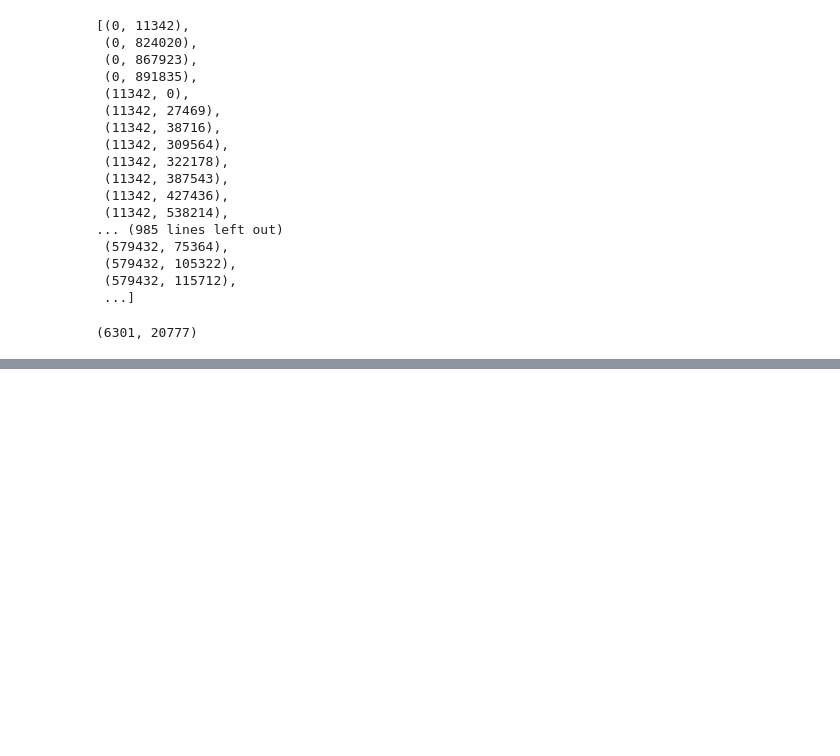
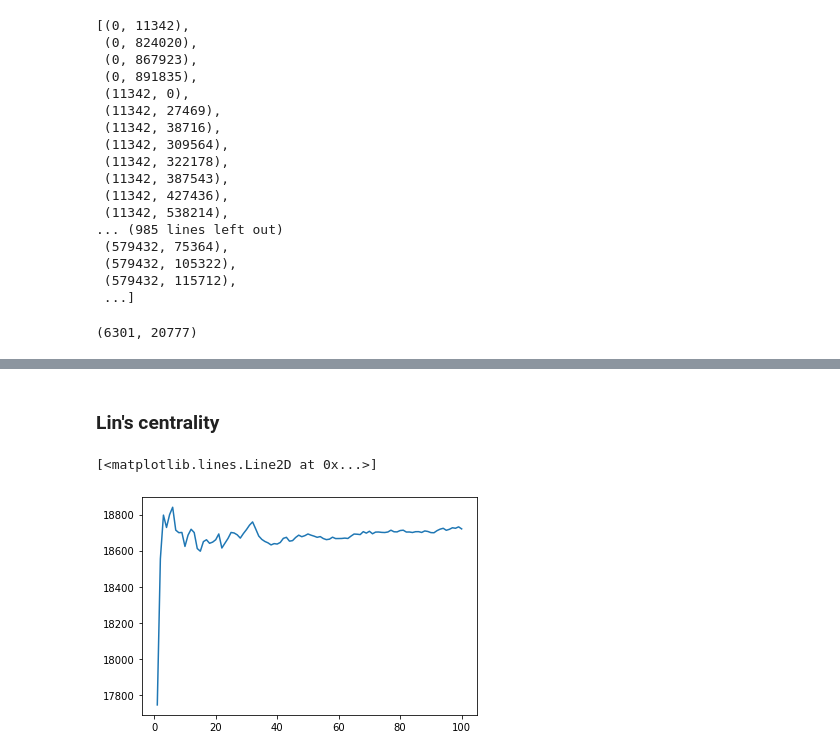
Before and after one commit to vdarsel/ID2222, a Jupyter notebook: HM3-MiningDataStream/HM3-MiningDataStream.ipynb, the cells around one changed output, grey strips where cells are left out. Saved outputs shown, nothing was run; the diff lists cells and outputs as text; code cells hidden in the pictures; blank space fills up the shorter version.

```diff
--- a/HM3-MiningDataStream/HM3-MiningDataStream.ipynb
+++ b/HM3-MiningDataStream/HM3-MiningDataStream.ipynb
@@ -418,0 +374,14 @@ a,b,c
+# %% [markdown]
+### Lin's centrality
+# %%
+LC = np.zeros(N)
+for i in range(N):
+    for j in range(len(sum_d[i])):
+        if(sum_d[i][j]!=0):
+            LC[i] += cor_tab[i][j]**2/sum_d[i][j]
+    LC[i]*=1/len(sum_d)
+LC_mean = np.cumsum(LC)/(np.arange(N)+1)
+plt.plot(np.arange(N)+1,LC_mean)
+# %% [output]
+[<matplotlib.lines.Line2D at 0x...>]
+[figure, added]
```
Also changed, not shown: parts of 65 cells of this notebook, 3 other files.
